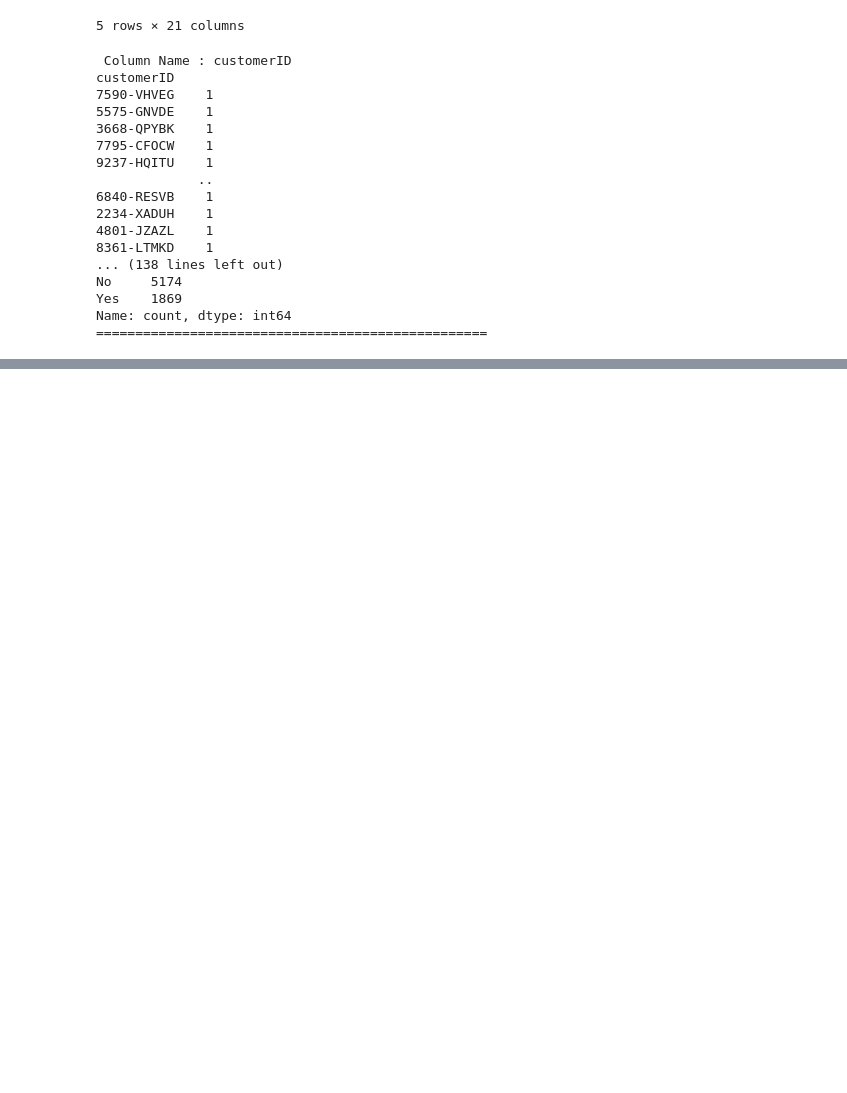
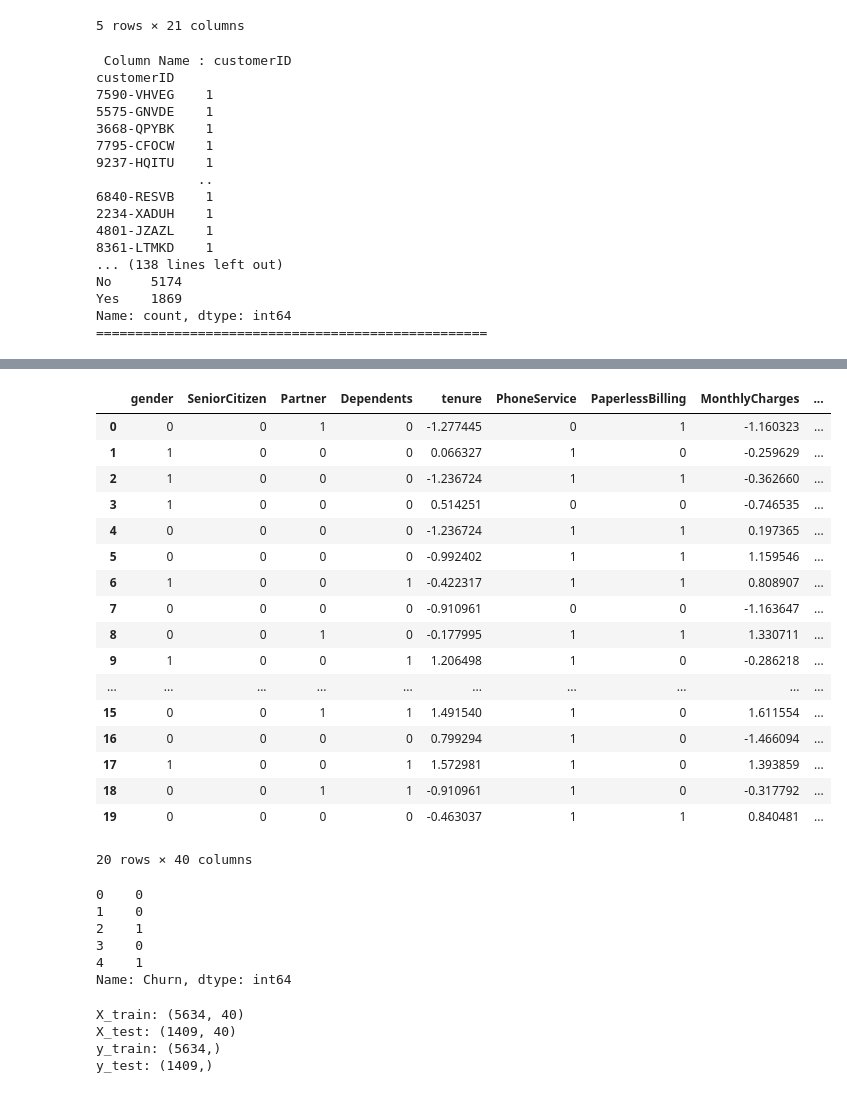
Before and after one commit to Aka101010/mlops-ml-project, a Jupyter notebook: 01_eda.ipynb, the cells around one changed output, grey strips where cells are left out. Cells and saved outputs as stored; diff of their text form; code cells hidden in the pictures; blank space fills up the shorter version.

```diff
--- a/01_eda.ipynb
+++ b/01_eda.ipynb
@@ -1358,0 +1458,31 @@ Name: count, dtype: int64
+# %%
+multi_cols = [
+    "MultipleLines",
+    "InternetService",
+    "OnlineSecurity",
+    "OnlineBackup",
+    "DeviceProtection",
+    "TechSupport",
+    "StreamingTV",
+    "StreamingMovies",
+    "PaymentMethod"
+]
+# %%
+from sklearn.preprocessing import OneHotEncoder
+
+encoder = OneHotEncoder(
+    sparse_output=False,
+    handle_unknown="ignore"
+)
+
+encoded_data = encoder.fit_transform(X[multi_cols])
+
+encoded_df = pd.DataFrame(
+    encoded_data,
+    columns=encoder.get_feature_names_out(multi_cols),
+    index=X.index
+)
+
+X = X.drop(multi_cols, axis=1)
+
+X = pd.concat([X, encoded_df], axis=1)
@@ -1358,0 +1499,38 @@ Name: count, dtype: int64
+# %%
+from sklearn.preprocessing import StandardScaler
+
+scaler = StandardScaler()
+
+num_cols = ["tenure", "MonthlyCharges", "TotalCharges"]
+
+X[num_cols] = scaler.fit_transform(X[num_cols])
+# %%
+X.head(20)
+# %% [output]
+|  | gender | SeniorCitizen | Partner | Dependents | tenure | PhoneService | PaperlessBilling | MonthlyCharges | ... |
+| 0 | 0 | 0 | 1 | 0 | -1.277445 | 0 | 1 | -1.160323 | ... |
+| 1 | 1 | 0 | 0 | 0 | 0.066327 | 1 | 0 | -0.259629 | ... |
+| 2 | 1 | 0 | 0 | 0 | -1.236724 | 1 | 1 | -0.362660 | ... |
+| 3 | 1 | 0 | 0 | 0 | 0.514251 | 0 | 0 | -0.746535 | ... |
+| 4 | 0 | 0 | 0 | 0 | -1.236724 | 1 | 1 | 0.197365 | ... |
+| 5 | 0 | 0 | 0 | 0 | -0.992402 | 1 | 1 | 1.159546 | ... |
+| 6 | 1 | 0 | 0 | 1 | -0.422317 | 1 | 1 | 0.808907 | ... |
+| 7 | 0 | 0 | 0 | 0 | -0.910961 | 0 | 0 | -1.163647 | ... |
+| 8 | 0 | 0 | 1 | 0 | -0.177995 | 1 | 1 | 1.330711 | ... |
+| 9 | 1 | 0 | 0 | 1 | 1.206498 | 1 | 0 | -0.286218 | ... |
+| ... | ... | ... | ... | ... | ... | ... | ... | ... | ... |
+| 15 | 0 | 0 | 1 | 1 | 1.491540 | 1 | 0 | 1.611554 | ... |
+| 16 | 0 | 0 | 0 | 0 | 0.799294 | 1 | 0 | -1.466094 | ... |
+| 17 | 1 | 0 | 0 | 1 | 1.572981 | 1 | 0 | 1.393859 | ... |
+| 18 | 0 | 0 | 1 | 1 | -0.910961 | 1 | 0 | -0.317792 | ... |
+| 19 | 0 | 0 | 0 | 0 | -0.463037 | 1 | 1 | 0.840481 | ... |
+20 rows × 40 columns
+# %%
+y.head()
+# %% [output]
+0    0
+1    0
+2    1
+3    0
+4    1
+Name: Churn, dtype: int64
@@ -1358,0 +1547,10 @@ Name: count, dtype: int64
+# %%
+print("X_train:", X_train.shape)
+print("X_test:", X_test.shape)
+print("y_train:", y_train.shape)
+print("y_test:", y_test.shape)
+# %% [output]
+X_train: (5634, 40)
+X_test: (1409, 40)
+y_train: (5634,)
+y_test: (1409,)
```
Also changed, not shown: parts of 22 cells of this notebook.
